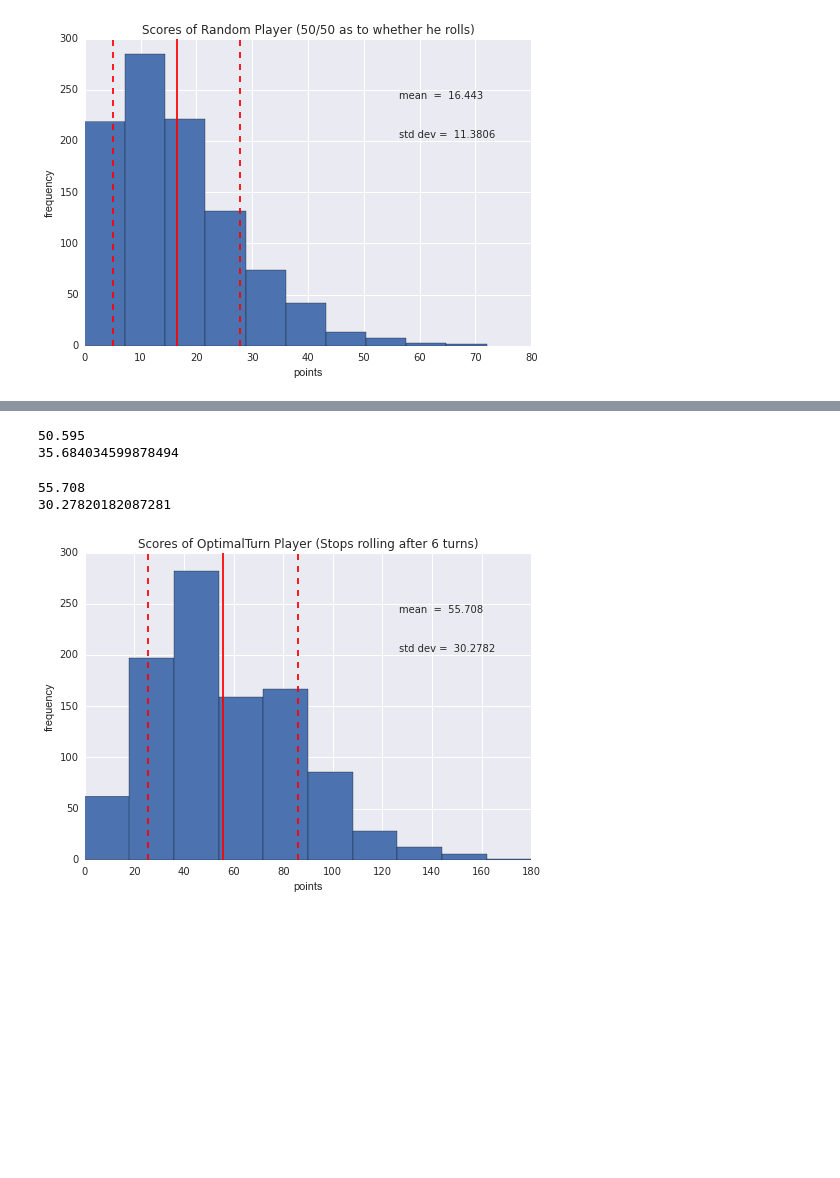
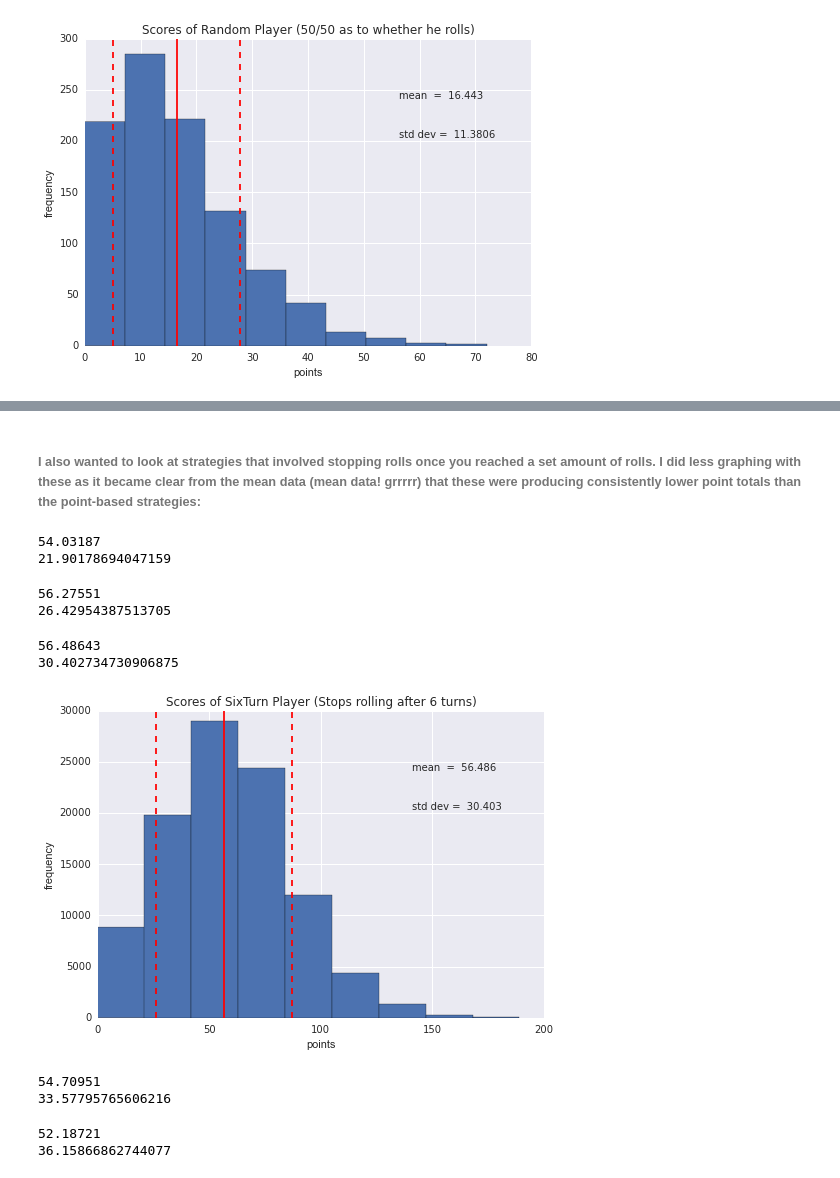
Before and after one commit to BretRunestad/some-pig, a Jupyter notebook: pig_solitaire.ipynb, the cells around one changed output, grey strips where cells are left out. Cells and saved outputs as stored; diff of their text form; code cells hidden in the pictures; blank space fills up the shorter version.

```diff
--- a/pig_solitaire.ipynb
+++ b/pig_solitaire.ipynb
@@ -63,5 +93,5 @@ class FourTurn(Player):
 # %%
-class OptimalTurn(Player):
+class SixTurn(Player):
     def will_roll(self, roll, roll_points):
         if roll < 7:
             return True
@@ -278,33 +396,65 @@ plt.show()
+# %% [markdown]
+###### I also wanted to look at strategies that involved stopping rolls once you reached a set amount of rolls.  I did less graphing with these as it became clear from the mean data (mean data!  grrrrr) that these were producing consistently lower point totals than the point-based strategies:
 # %%
 player = FourTurn()
-FourTurn_player_1000 = multiple_games(1000, player)
-FourTurn_player_mean = st.mean(FourTurn_player_1000)
-FourTurn_player_stdev = st.stdev(FourTurn_player_1000)
+FourTurn_player_100000 = multiple_games(100000, player)
+FourTurn_player_mean = st.mean(FourTurn_player_100000)
+FourTurn_player_stdev = st.stdev(FourTurn_player_100000)
 print(FourTurn_player_mean)
 print(FourTurn_player_stdev)
 # %% [output]
-50.595
-35.684034599878494
+54.03187
+21.90178694047159
 # %%
-player = OptimalTurn()
-OptimalTurn_player_1000 = multiple_games(1000, player)
-OptimalTurn_player_mean = st.mean(OptimalTurn_player_1000)
-OptimalTurn_player_stdev = st.stdev(OptimalTurn_player_1000)
-print(OptimalTurn_player_mean)
-print(OptimalTurn_player_stdev)
+player = FiveTurn()
+FiveTurn_player_100000 = multiple_games(100000, player)
+FiveTurn_player_mean = st.mean(FiveTurn_player_100000)
+FiveTurn_player_stdev = st.stdev(FiveTurn_player_100000)
+print(FiveTurn_player_mean)
+print(FiveTurn_player_stdev)
 # %% [output]
-55.708
-30.27820182087281
+56.27551
+26.42954387513705
+# %%
+player = SixTurn()
+SixTurn_player_100000 = multiple_games(100000, player)
+SixTurn_player_mean = st.mean(SixTurn_player_100000)
+SixTurn_player_stdev = st.stdev(SixTurn_player_100000)
+print(SixTurn_player_mean)
+print(SixTurn_player_stdev)
+# %% [output]
+56.48643
+30.402734730906875
 # %%
-plt.hist(OptimalTurn_player_1000, bins= 10)
-plt.axvline(x=OptimalTurn_player_mean, color = 'red')
-plt.axvline(x=OptimalTurn_player_mean+OptimalTurn_player_stdev, color = 'red', linestyle='dashed')
-plt.axvline(x=OptimalTurn_player_mean-OptimalTurn_player_stdev, color = 'red', linestyle='dashed')
-plt.figtext(x=.67, y=.75, s="mean  =  55.708")
-plt.figtext(x=.67, y=.65, s="std dev =  30.2782")
+plt.hist(SixTurn_player_100000, bins= 9)
+plt.axvline(x=SixTurn_player_mean, color = 'red')
+plt.axvline(x=SixTurn_player_mean+SixTurn_player_stdev, color = 'red', linestyle='dashed')
+plt.axvline(x=SixTurn_player_mean-SixTurn_player_stdev, color = 'red', linestyle='dashed')
+plt.figtext(x=.67, y=.75, s="mean  =  56.486")
+plt.figtext(x=.67, y=.65, s="std dev =  30.403")
 plt.xlabel("points")
 plt.ylabel("frequency")
-plt.title("Scores of OptimalTurn Player (Stops rolling after 6 turns)")
+plt.title("Scores of SixTurn Player (Stops rolling after 6 turns)")
 plt.show()
 # %% [output]
-[figure, old version]
+[figure, new version]
+# %%
+player = SevenTurn()
+SevenTurn_player_100000 = multiple_games(100000, player)
+SevenTurn_player_mean = st.mean(SevenTurn_player_100000)
+SevenTurn_player_stdev = st.stdev(SevenTurn_player_100000)
+print(SevenTurn_player_mean)
+print(SevenTurn_player_stdev)
+# %% [output]
+54.70951
+33.57795765606216
+# %%
+player = EightTurn()
+EightTurn_player_100000 = multiple_games(100000, player)
+EightTurn_player_mean = st.mean(EightTurn_player_100000)
+EightTurn_player_stdev = st.stdev(EightTurn_player_100000)
+print(EightTurn_player_mean)
+print(EightTurn_player_stdev)
+# %% [output]
+52.18721
+36.15866862744077
```
Also changed, not shown: parts of 28 cells of this notebook.
